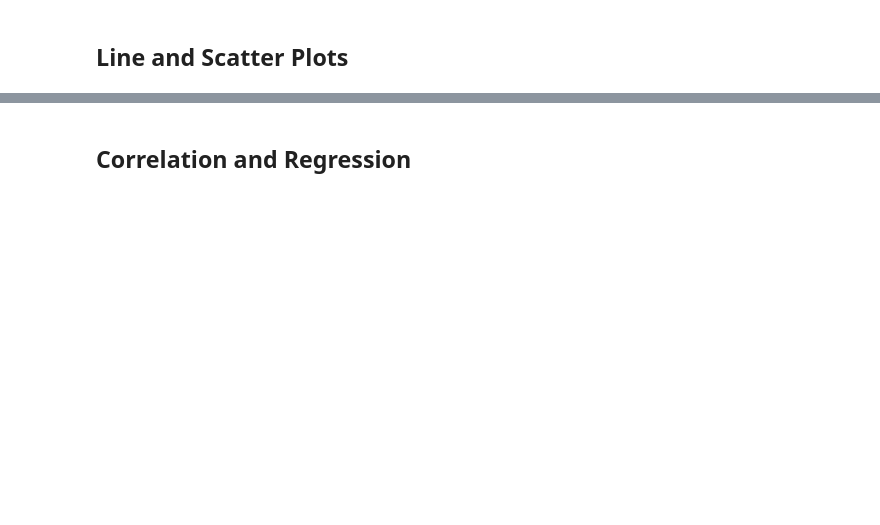
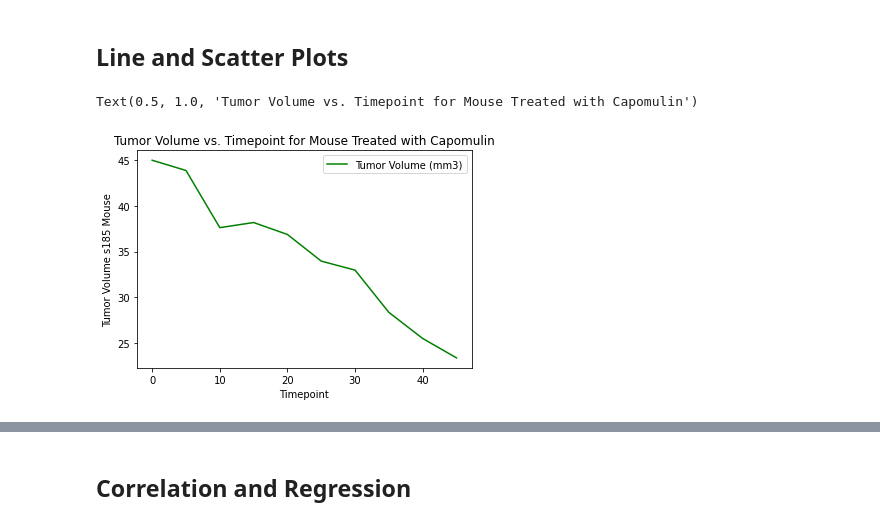
Before and after one commit to DCornea5/Matplotlib-The-Power-Of-Plots, a Jupyter notebook: Pymaceuticals/pymaceuticals_starter.ipynb, the cells around one changed output, grey strips where cells are left out. Drawn from its saved outputs; the diff is of its cells as text; code cells hidden in the pictures; blank space fills up the shorter version.

```diff
--- a/Pymaceuticals/pymaceuticals_starter.ipynb
+++ b/Pymaceuticals/pymaceuticals_starter.ipynb
@@ -242,9 +243,29 @@ plt.show()
 # Calculate the final tumor volume of each mouse across four of the treatment regimens:
 # Capomulin, Ramicane, Infubinol, and Ceftamin
 
+q_df=metadata_study_ds.drop_duplicates(subset=["Mouse ID","Timepoint"],keep=False)
 
+q_df.head()
+
+    # create a combined CSV file
+
+compression_opts = dict(method='zip',
+                        archive_name='out.csv')
+q_df.to_csv('out.zip', index=False,
+          compression=compression_opts)
+    #read the new csv file
+combined_df = pd.read_csv('out.zip')
+combined_df.head()
 
 # Start by getting the last (greatest) timepoint for each mouse
-
+last_timepoint_df = pd.DataFrame(combined_df.groupby("Mouse ID")["Timepoint"].max())
+last_timepoint_df.head()
 
 # Merge this group df with the original dataframe to get the tumor volume at the last timepoint
+selected_drug_df=combined_df[combined_df["Drug Regimen"].isin(["Capomulin", "Ramicane", "Infubinol", "Ceftamin"])]
+
+selected_drug_df=selected_drug_df[["Drug Regimen", "Mouse ID", "Timepoint", "Tumor Volume (mm3)"]]
+selected_drug_df.head()
+
+last=pd.merge(last_timepoint_df,selected_drug_df, how="inner", on=["Mouse ID", "Timepoint" ] )
+last.head()
@@ -275,0 +468,16 @@ plt.show()
+# %%
+# Generate a line plot of tumor volume vs. time point for a mouse treated with Capomulin
+Capomulin_mice=combined_df.loc[combined_df["Drug Regimen"]=='Capomulin']
+
+Capomulin_mouse_s185=Capomulin_mice.loc[Capomulin_mice["Mouse ID"]=="s185"]
+Capomulin_mouse_s185
+
+Capomulin_mouse_s185_df = Capomulin_mouse_s185[['Tumor Volume (mm3)','Timepoint']]
+Capomulin_mouse_s185_df
+
+Capomulin_mouse_s185_df.plot(x="Timepoint", y=["Tumor Volume (mm3)"], kind="line", color="green")
+plt.ylabel('Tumor Volume s185 Mouse')
+plt.title('Tumor Volume vs. Timepoint for Mouse Treated with Capomulin')
+# %% [output]
+Text(0.5, 1.0, 'Tumor Volume vs. Timepoint for Mouse Treated with Capomulin')
+[figure, added]
```
Also changed, not shown: parts of 17 cells of this notebook, 1 other file.
